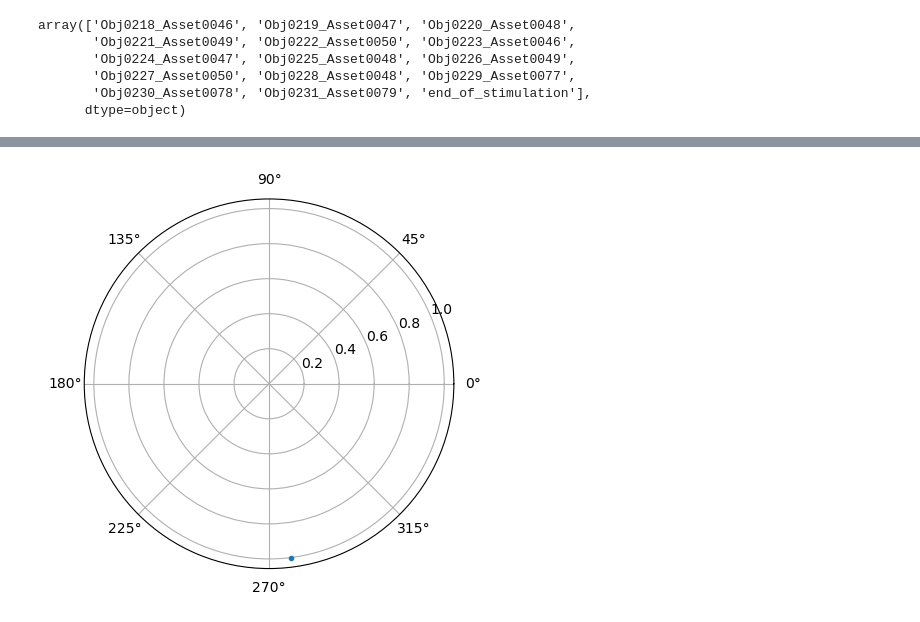
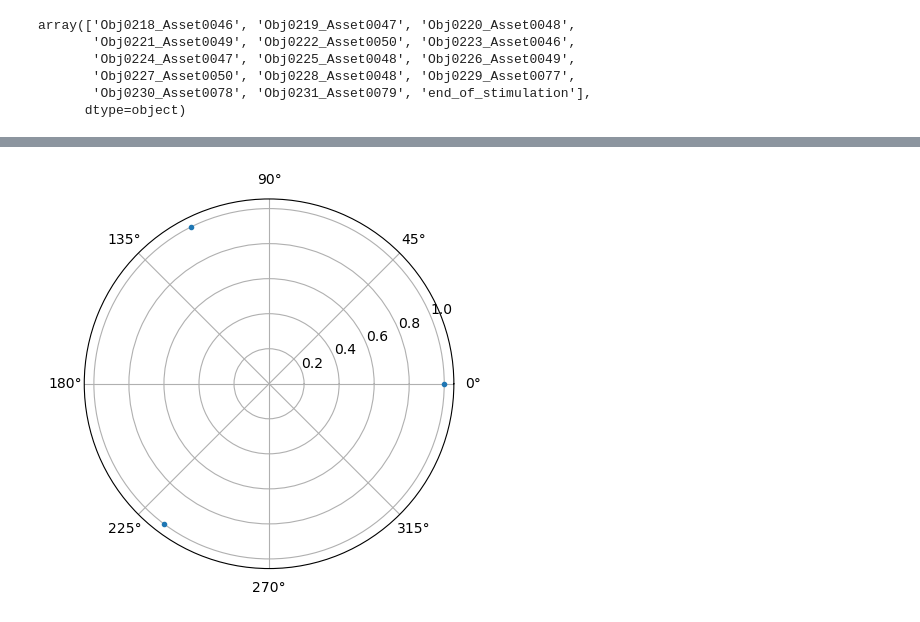
Before and after one commit to Rockyneuron/pupil_labs_analysis, a Jupyter notebook: analysis/gaze/pupil_labs/saccades_preprocessing_auto.ipynb, the cells around one changed output, grey strips where cells are left out. Drawn from its saved outputs; the diff is of its cells as text; code cells hidden in the pictures.

```diff
--- a/analysis/gaze/pupil_labs/saccades_preprocessing_auto.ipynb
+++ b/analysis/gaze/pupil_labs/saccades_preprocessing_auto.ipynb
@@ -20,7 +20,7 @@ import matplotlib.pyplot  as plt
 session_location = Path(r"P:\Proyectos\2020\PY200016 - XSCAPE\Trabajo\00 XPERIMENTS\01 EXPERIMENTS_Santiago\00 COMPLETED\Exp_Stgo_0004_Real_pots\03_EXP004_SESSIONS")
 # session_location = Path(r"P:\Proyectos\2020\PY200016 - XSCAPE\Trabajo\00 XPERIMENTS\01 EXPERIMENTS_Santiago\00 COMPLETED\Exp_Stgo_0001\SESSIONS")
 
-data_path=Path(r"data/real_pots/") #folder whre csvs sill be saved
+data_path=Path(r"data/complex/") #folder whre csvs sill be saved
 sessions=[]
 df_list_fixations=[]
 subjects=[]
@@ -209,15 +251,16 @@ df
 # %%
 angles=subject.fixations['angle']
 distance=subject.fixations['distance']
 r = np.linspace(0, 2, angles.shape[0])
-
+angle=[0,180,90]
+radius=[1,1,1]
 fig, ax = plt.subplots(subplot_kw={'projection': 'polar'})
 # ax.plot(subject.fixations['angle'], distance,'.')
-ax.plot(-1.444126, 1,'.')
+ax.plot(angle, radius,'.')
 
 # ax.set_rmax(2)
 # ax.set_rticks([0.5, 1, 1.5, 2])  # Less radial ticks
 # ax.set_rlabel_position(-22.5)  # Move radial labels away from plotted line
 ax.grid(True)
 # %% [output]
-[figure, old version]
+[figure, new version]
```
Also changed, not shown: parts of 26 cells of this notebook, 1 other file.
